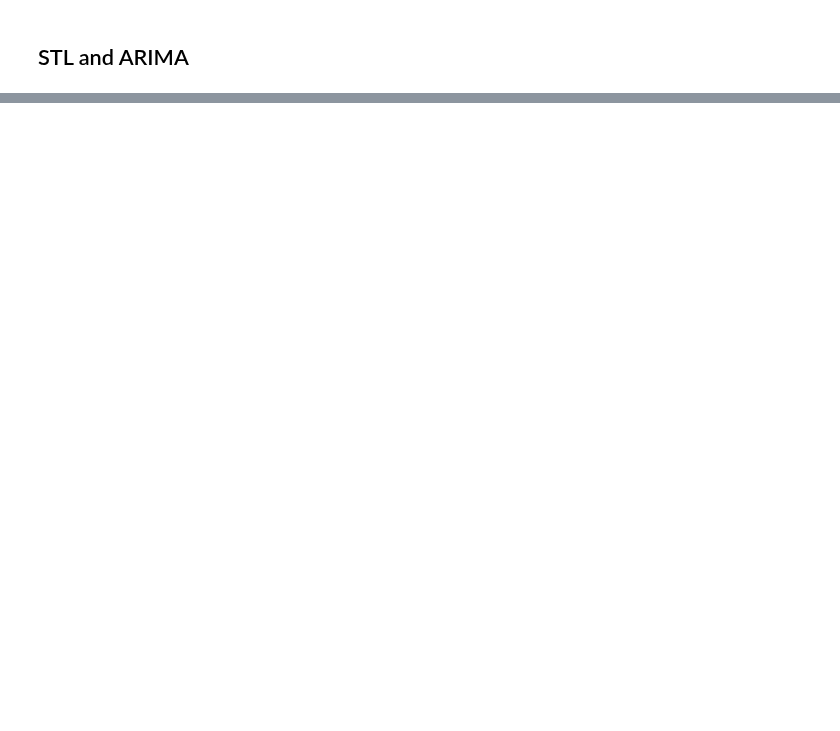
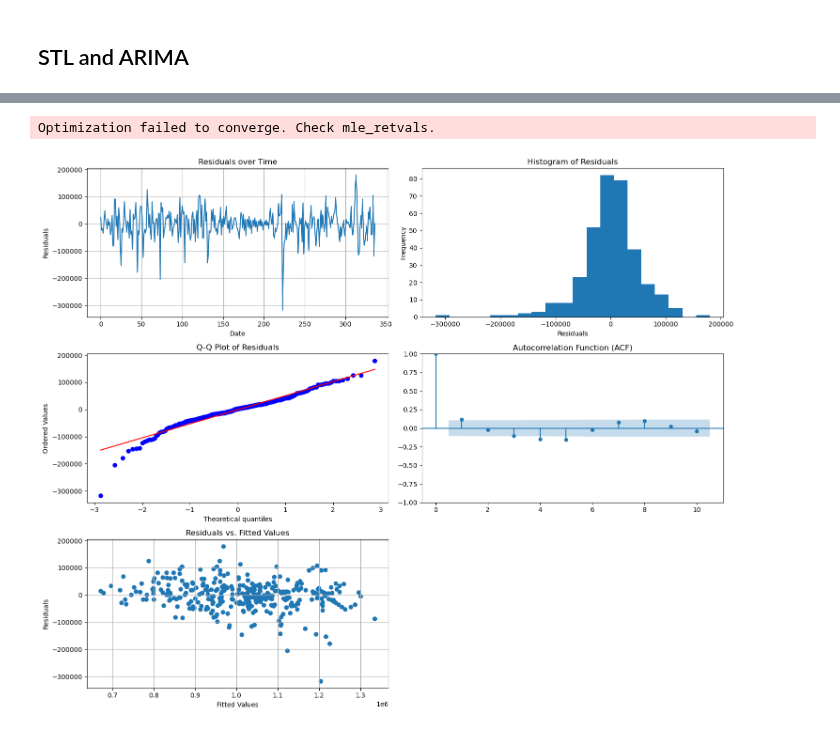
Before and after one commit to ijyliu/mcbroken-forecasting, a Jupyter notebook: Experimental Notebooks/Forecasts/STL and ARIMA.ipynb, the cells around one changed output, grey strips where cells are left out. Drawn from its saved outputs; the diff is of its cells as text; code cells hidden in the pictures; blank space fills up the shorter version.

```diff
--- a/Experimental Notebooks/Forecasts/STL and ARIMA.ipynb
+++ b/Experimental Notebooks/Forecasts/STL and ARIMA.ipynb
@@ -32,3 +118,3 @@ df['Revenue Losses'] = df['Revenue Losses'].mask(df['Outlier'], df['Revenue Loss
 # %%
-df = df[['Date', 'Revenue Losses', 'Train', 'Missing', 'Outlier']]
+df = df[['Date', 'Revenue Losses', 'Train']]
 df
@@ -43,11 +135,3 @@ df
-# %%
-# Add a column of indicators for each row to indicate whether the row is missing
-missing_cols = []
-for i in range(len(df)):
-    if df.loc[i, 'Missing'] == 1:
-        df['Missing_' + str(df['Date'][i])] = [1 if j == i else 0 for j in range(len(df))]
-        outlier_cols.append('Missing_' + str(df['Date'][i]))
-df
 # %%
 # Train/test split
 train_df = df.query('Train == 1').reset_index(drop=True)
@@ -76,25 +142,44 @@ forecast_index = pd.date_range(start=forecast_start, periods=forecast_steps)
+# %%
+# 1. STL Decomposition
+decomposition = seasonal_decompose(train_df['Revenue Losses'], model='additive')  # Or multiplicative
+seasonally_adjusted = decomposition.resid
+
+# 2. auto_arima on Seasonally Adjusted Data
+auto_model = auto_arima(seasonally_adjusted, seasonal=False,  # Important: seasonal=False
+                        stepwise=True, trace=True,
+                        suppress_warnings=True, error_action='ignore')
+best_order = auto_model.order  # Get the best (p, d, q) order
+print('optimal order: ', best_order)
+
+# 3. STLForecast with the Determined Order
+stlf = STLForecast(train_df['Revenue Losses'], ARIMA, model_kwargs={"order": best_order}) # Use the found order
+stlf_fitted = stlf.fit()
+
+# Get forecast
+test_forecast = stlf_fitted.forecast(30)
+# %% [output]
+Optimization failed to converge. Check mle_retvals.
 # %%
 # Check residuals
-def plot_arima_residuals(fit, lags=10, bins=20):
+def plot_stlforecast_residuals(fit, lags=10, bins=20):
     """
-    Generates and displays a suite of residual plots for ARIMA models
-    fitted using pmdarima's auto_arima.
+    Generates and displays a suite of residual plots for STLForecast.
 
     Args:
-        fit: The fitted ARIMA model object from pmdarima's auto_arima.
+        fit: The fitted STLForecast model object (result of fit()).
         lags: Number of lags to plot in the ACF.
         bins: Number of bins for the histogram.
     """
 
-    residuals = fit.resid()  # Use fit.resid() for pmdarima
-    fitted_values = fit.fittedvalues() # Use fit.fittedvalues()
+    residuals = fit.resid  # Access residuals from the fit object
+    fitted_values = fit.fittedvalues # Access fitted values from the fit object
 
     fig, axes = plt.subplots(3, 2, figsize=(15, 12))
 
     # 1. Time Series Plot of Residuals
     axes[0, 0].plot(residuals)
     axes[0, 0].set_title('Residuals over Time')
-    axes[0, 0].set_xlabel('Time')  # More general x-axis label
+    axes[0, 0].set_xlabel('Date')  # Or time index
     axes[0, 0].set_ylabel('Residuals')
     axes[0, 0].grid(True)
 
@@ -119,7 +204,7 @@ def plot_arima_residuals(fit, lags=10, bins=20):
     axes[2, 0].set_ylabel('Residuals')
     axes[2, 0].grid(True)
 
-    fig.delaxes(axes[2, 1])  # Remove the empty subplot
+    fig.delaxes(axes[2,1]) # Remove the unnecessary subplot
 
     plt.tight_layout()
     plt.show()
@@ -127,0 +211,4 @@ plot_arima_residuals(model)
+# %%
+plot_stlforecast_residuals(stlf_fitted)
+# %% [output]
+[figure, added]
```
Also changed, not shown: parts of 20 cells of this notebook, 3 other files.
